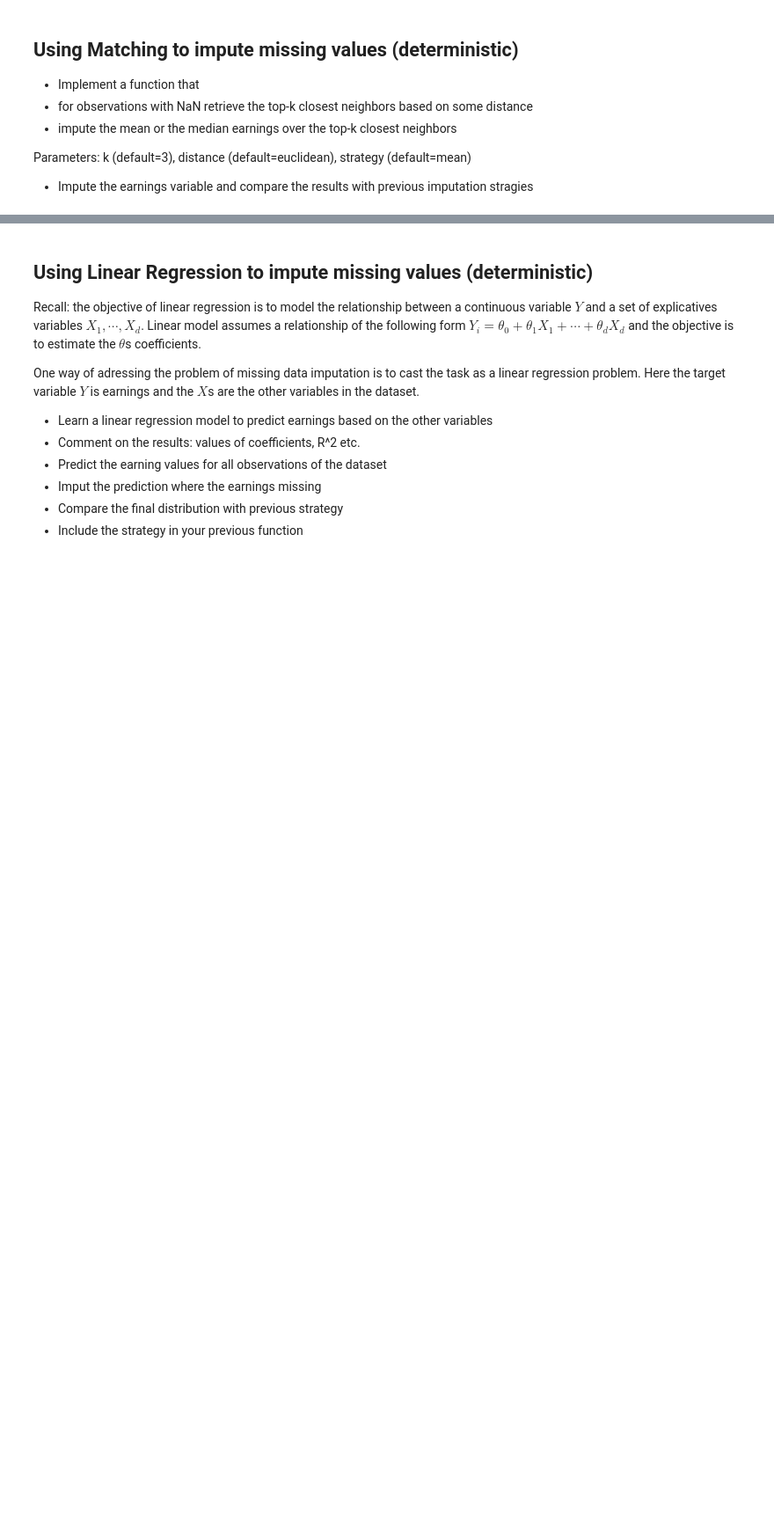
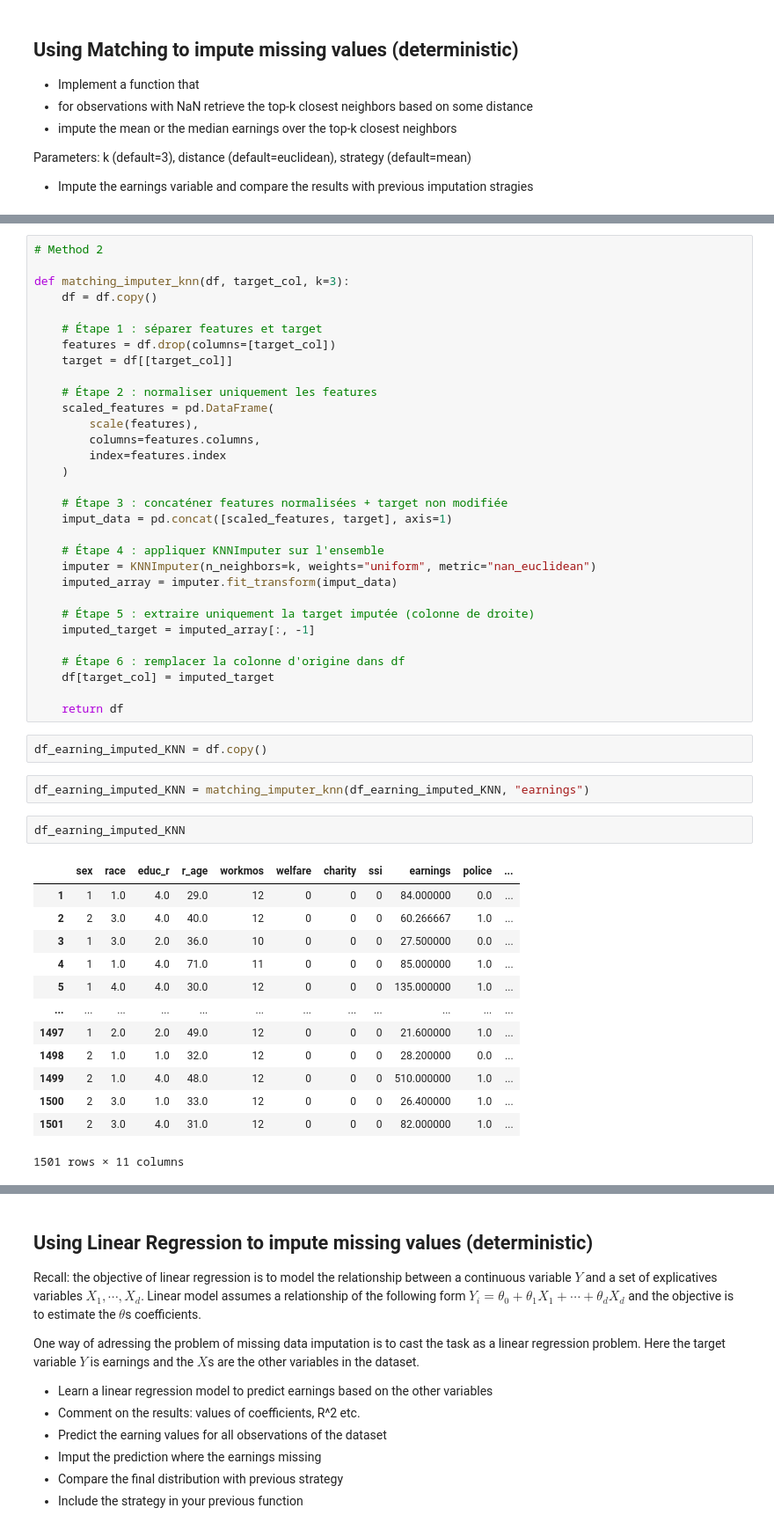
Before and after one commit to MitaDataAI/EDA, a Jupyter notebook: lab2-missing.ipynb, the cells around one changed output, grey strips where cells are left out. Shown: that part at 88% size. Drawn from its saved outputs; the diff is of its cells as text; blank space fills up the shorter version.

```diff
--- a/lab2-missing.ipynb
+++ b/lab2-missing.ipynb
@@ -301,3 +295,54 @@ def matching_imputer(df, target_col='earnings', k=3, distance='euclidean', strat
         df.loc[df_missing.index[i], target_col] = imputed_value
 
     return df
+# %%
+# Method 2
+
+def matching_imputer_knn(df, target_col, k=3):
+    df = df.copy()
+
+    # Étape 1 : séparer features et target
+    features = df.drop(columns=[target_col])
+    target = df[[target_col]]
+
+    # Étape 2 : normaliser uniquement les features
+    scaled_features = pd.DataFrame(
+        scale(features),
+        columns=features.columns,
+        index=features.index
+    )
+
+    # Étape 3 : concaténer features normalisées + target non modifiée
+    imput_data = pd.concat([scaled_features, target], axis=1)
+
+    # Étape 4 : appliquer KNNImputer sur l'ensemble
+    imputer = KNNImputer(n_neighbors=k, weights="uniform", metric="nan_euclidean")
+    imputed_array = imputer.fit_transform(imput_data)
+
+    # Étape 5 : extraire uniquement la target imputée (colonne de droite)
+    imputed_target = imputed_array[:, -1]
+
+    # Étape 6 : remplacer la colonne d'origine dans df
+    df[target_col] = imputed_target
+
+    return df
+# %%
+df_earning_imputed_KNN = df.copy()
+# %%
+df_earning_imputed_KNN = matching_imputer_knn(df_earning_imputed_KNN, "earnings")
+# %%
+df_earning_imputed_KNN
+# %% [output]
+|  | sex | race | educ_r | r_age | workmos | welfare | charity | ssi | earnings | police | ... |
+| 1 | 1 | 1.0 | 4.0 | 29.0 | 12 | 0 | 0 | 0 | 84.000000 | 0.0 | ... |
+| 2 | 2 | 3.0 | 4.0 | 40.0 | 12 | 0 | 0 | 0 | 60.266667 | 1.0 | ... |
+| 3 | 1 | 3.0 | 2.0 | 36.0 | 10 | 0 | 0 | 0 | 27.500000 | 0.0 | ... |
+| 4 | 1 | 1.0 | 4.0 | 71.0 | 11 | 0 | 0 | 0 | 85.000000 | 1.0 | ... |
+| 5 | 1 | 4.0 | 4.0 | 30.0 | 12 | 0 | 0 | 0 | 135.000000 | 1.0 | ... |
+| ... | ... | ... | ... | ... | ... | ... | ... | ... | ... | ... | ... |
+| 1497 | 1 | 2.0 | 2.0 | 49.0 | 12 | 0 | 0 | 0 | 21.600000 | 1.0 | ... |
+| 1498 | 2 | 1.0 | 1.0 | 32.0 | 12 | 0 | 0 | 0 | 28.200000 | 0.0 | ... |
+| 1499 | 2 | 1.0 | 4.0 | 48.0 | 12 | 0 | 0 | 0 | 510.000000 | 1.0 | ... |
+| 1500 | 2 | 3.0 | 1.0 | 33.0 | 12 | 0 | 0 | 0 | 26.400000 | 1.0 | ... |
+| 1501 | 2 | 3.0 | 4.0 | 31.0 | 12 | 0 | 0 | 0 | 82.000000 | 1.0 | ... |
+1501 rows × 11 columns
```
Also changed, not shown: parts of 38 cells of this notebook.
